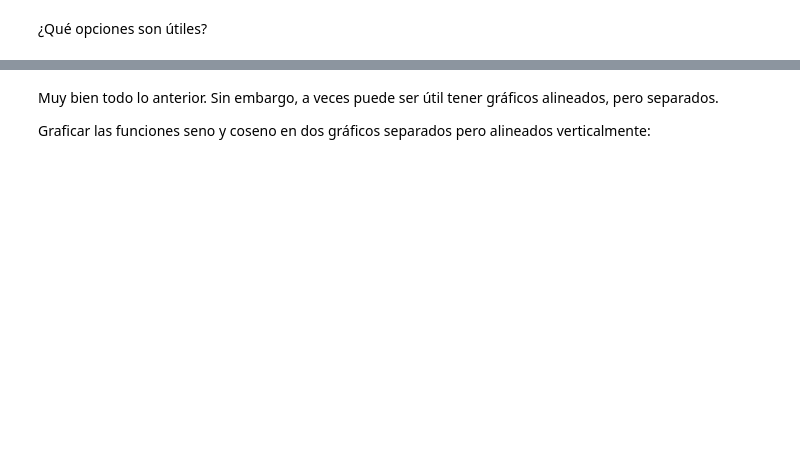
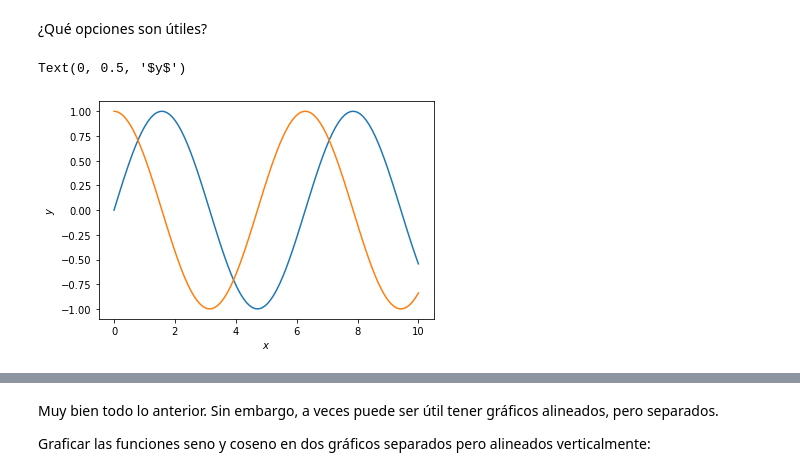
Before and after one commit to esjimenezro/prope_programacion_2021, a Jupyter notebook: Semana3/Clase5_VisualizacionNumpyMatplotlib.ipynb, the cells around one changed output, grey strips where cells are left out. Cells and saved outputs as stored; diff of their text form; code cells hidden in the pictures; blank space fills up the shorter version.

```diff
--- a/Semana3/Clase5_VisualizacionNumpyMatplotlib.ipynb
+++ b/Semana3/Clase5_VisualizacionNumpyMatplotlib.ipynb
@@ -62,3 +136,9 @@ Con lo anterior:
 ¿Qué opciones son útiles?
 # %%
 # plt.xlabel, plt.ylabel
+plt.plot(x, y1, x, y2)
+plt.xlabel("$x$")
+plt.ylabel("$y$")
+# %% [output]
+Text(0, 0.5, '$y$')
+[figure, added]
```
Also changed, not shown: parts of 42 cells of this notebook, 1 other file.
